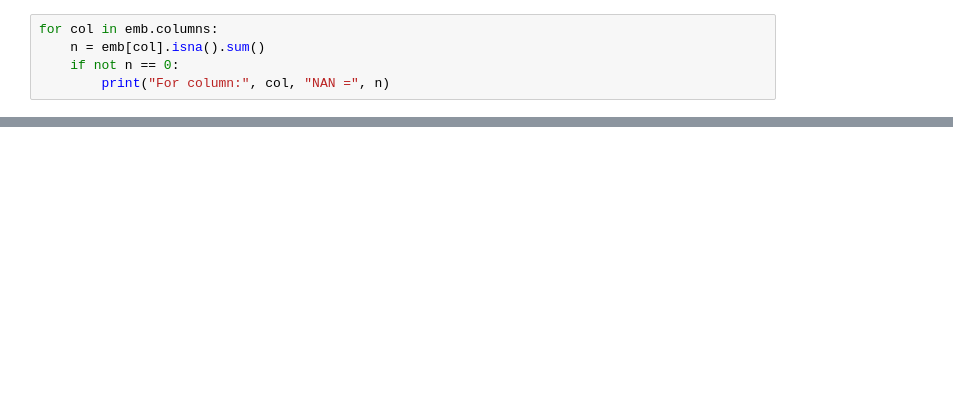
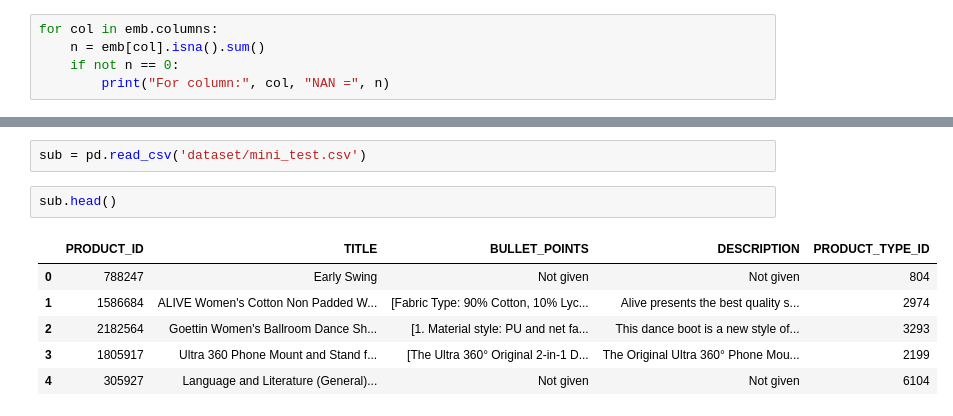
Before and after one commit to gakash2k01/amazon_ml_challenge, a Jupyter notebook: eda.ipynb, the cells around one changed output, grey strips where cells are left out. Drawn from its saved outputs; the diff is of its cells as text; blank space fills up the shorter version.

```diff
--- a/eda.ipynb
+++ b/eda.ipynb
@@ -239,0 +278,11 @@ Index(['PRODUCT_ID', 'TITLE', 'BULLET_POINTS', 'DESCRIPTION',
+# %%
+sub = pd.read_csv('dataset/mini_test.csv')
+# %%
+sub.head()
+# %% [output]
+|  | PRODUCT_ID | TITLE | BULLET_POINTS | DESCRIPTION | PRODUCT_TYPE_ID |
+| 0 | 788247 | Early Swing | Not given | Not given | 804 |
+| 1 | 1586684 | ALIVE Women's Cotton Non Padded W... | [Fabric Type: 90% Cotton, 10% Lyc... | Alive presents the best quality s... | 2974 |
+| 2 | 2182564 | Goettin Women's Ballroom Dance Sh... | [1. Material style: PU and net fa... | This dance boot is a new style of... | 3293 |
+| 3 | 1805917 | Ultra 360 Phone Mount and Stand f... | [The Ultra 360° Original 2-in-1 D... | The Original Ultra 360° Phone Mou... | 2199 |
+| 4 | 305927 | Language and Literature (General)... | Not given | Not given | 6104 |
```
Also changed, not shown: parts of 15 cells of this notebook, 7 other files.
